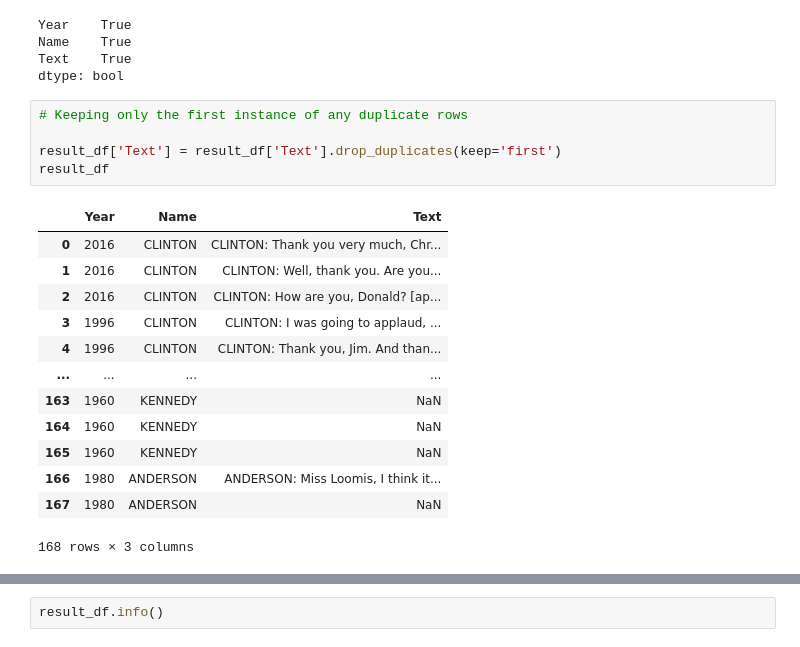
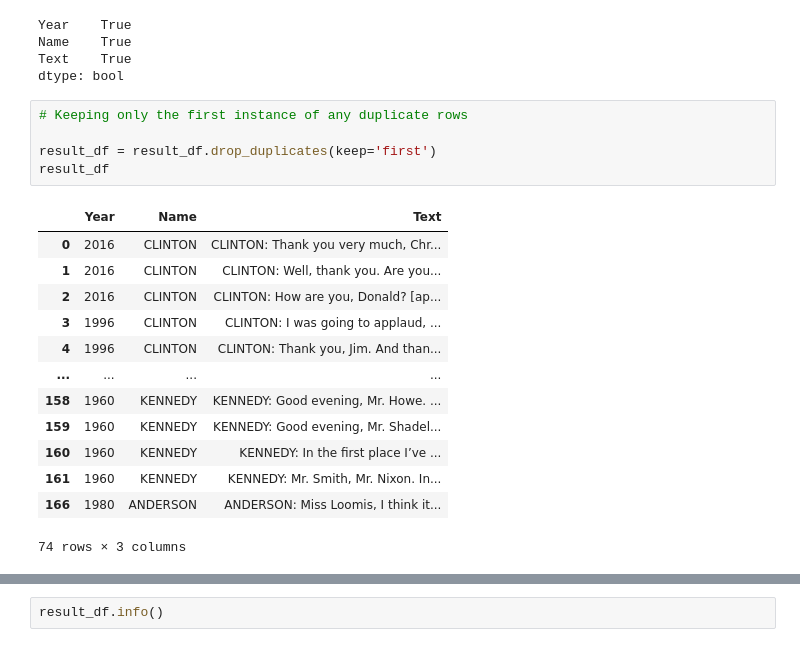
Before and after one commit to natehiatt/presidency_project, a Jupyter notebook: Final.ipynb, the cells around one changed output, grey strips where cells are left out. Drawn from its saved outputs; the diff is of its cells as text.

```diff
--- a/Final.ipynb
+++ b/Final.ipynb
@@ -292,19 +293,19 @@ dtype: bool
 # %%
 # Keeping only the first instance of any duplicate rows
 
-result_df['Text'] = result_df['Text'].drop_duplicates(keep='first')
+result_df = result_df.drop_duplicates(keep='first')
 result_df
 # %% [output]
 |  | Year | Name | Text |
 | 0 | 2016 | CLINTON | CLINTON: Thank you very much, Chr... |
 | 1 | 2016 | CLINTON | CLINTON: Well, thank you. Are you... |
 | 2 | 2016 | CLINTON | CLINTON: How are you, Donald? [ap... |
 | 3 | 1996 | CLINTON | CLINTON: I was going to applaud, ... |
 | 4 | 1996 | CLINTON | CLINTON: Thank you, Jim. And than... |
 | ... | ... | ... | ... |
-| 163 | 1960 | KENNEDY | NaN |
-| 164 | 1960 | KENNEDY | NaN |
-| 165 | 1960 | KENNEDY | NaN |
+| 158 | 1960 | KENNEDY | KENNEDY: Good evening, Mr. Howe. ... |
+| 159 | 1960 | KENNEDY | KENNEDY: Good evening, Mr. Shadel... |
+| 160 | 1960 | KENNEDY | KENNEDY: In the first place I’ve ... |
+| 161 | 1960 | KENNEDY | KENNEDY: Mr. Smith, Mr. Nixon. In... |
 | 166 | 1980 | ANDERSON | ANDERSON: Miss Loomis, I think it... |
-| 167 | 1980 | ANDERSON | NaN |
-168 rows × 3 columns
+74 rows × 3 columns
```
Also changed, not shown: parts of 42 cells of this notebook.
